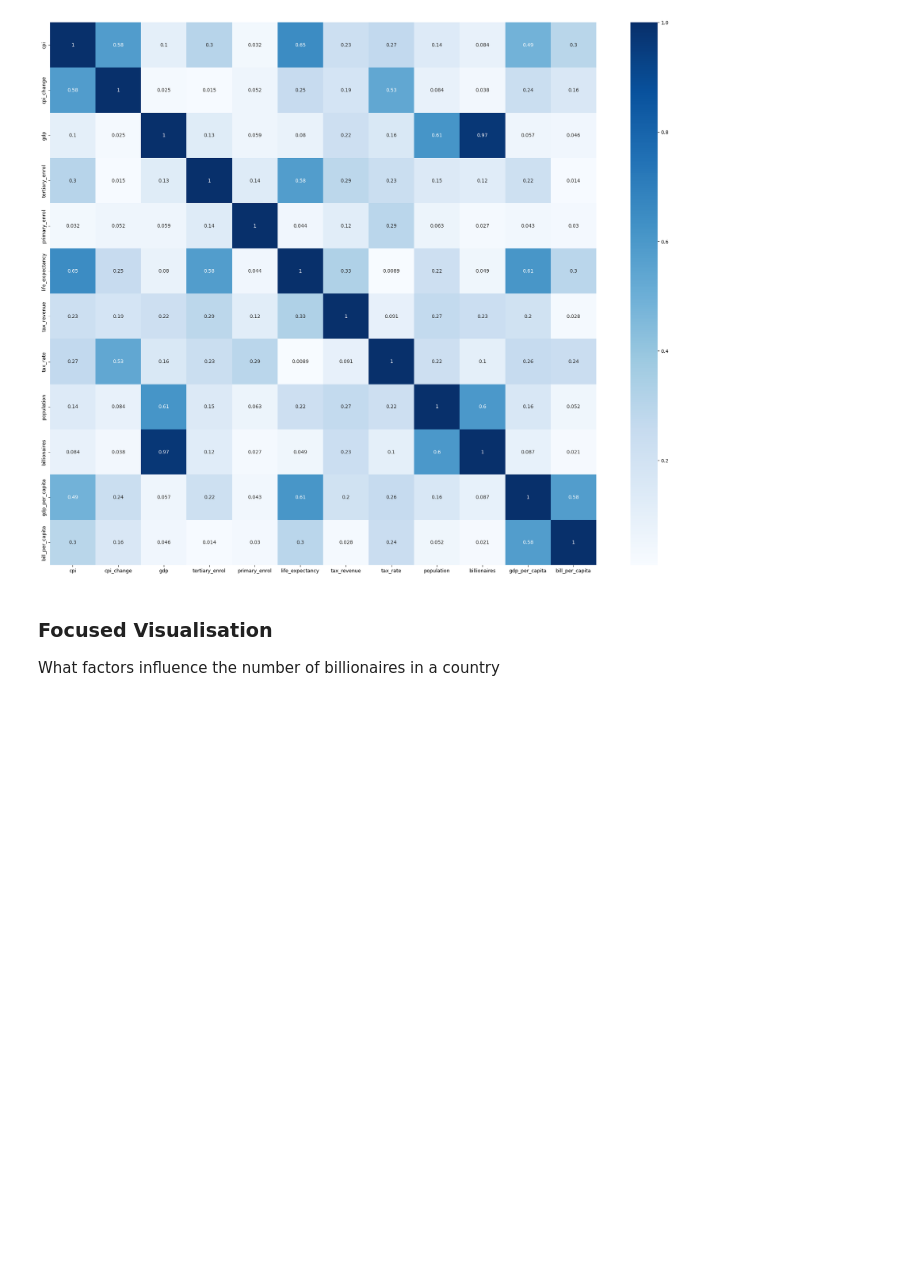
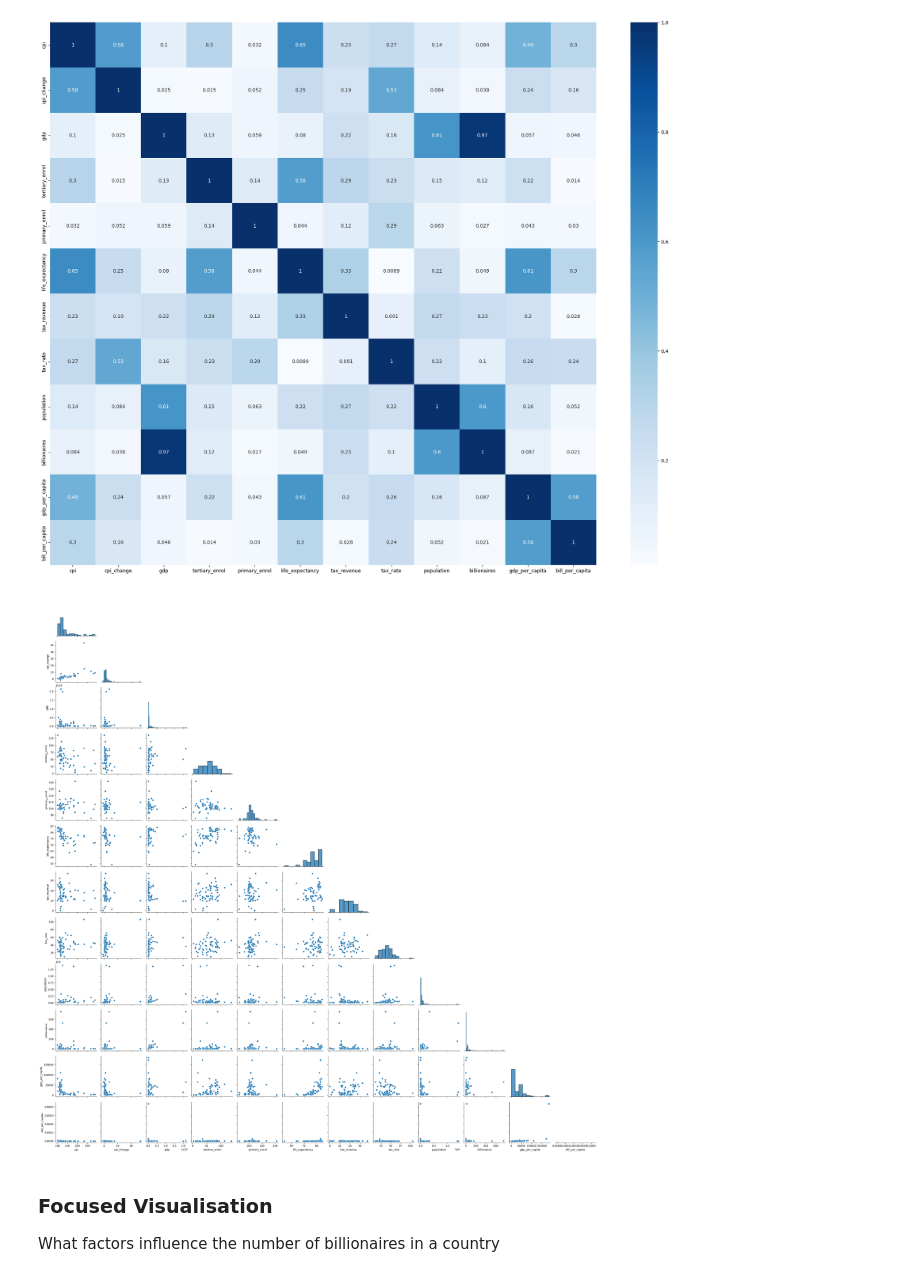
Before and after one commit to cyrilmichino/billionaire-statistical-analysis, a Jupyter notebook: notebook.ipynb, the cells around one changed output. Saved outputs shown, nothing was run; the diff lists cells and outputs as text; code cells hidden in the pictures; blank space fills up the shorter version.

```diff
--- a/notebook.ipynb
+++ b/notebook.ipynb
@@ -392,11 +392,18 @@ plt.show()
 ### Multivariate Analysis
 # %%
 #Correlation heatmap for all numeric features in the dataset
+data = country_df.drop(columns=['country','latitude','longitude'])
+
 plt.figure(figsize=(25,20))
 sns.heatmap(data.corr().abs(),annot=True, cmap='Blues')
 plt.show()
 # %% [output]
 [figure]
+# %%
+sns.pairplot(data, corner=True)
+plt.show()
+# %% [output]
+[figure, added]
 # %% [markdown]
 ### Focused Visualisation
 What factors influence the number of billionaires in a country
```
